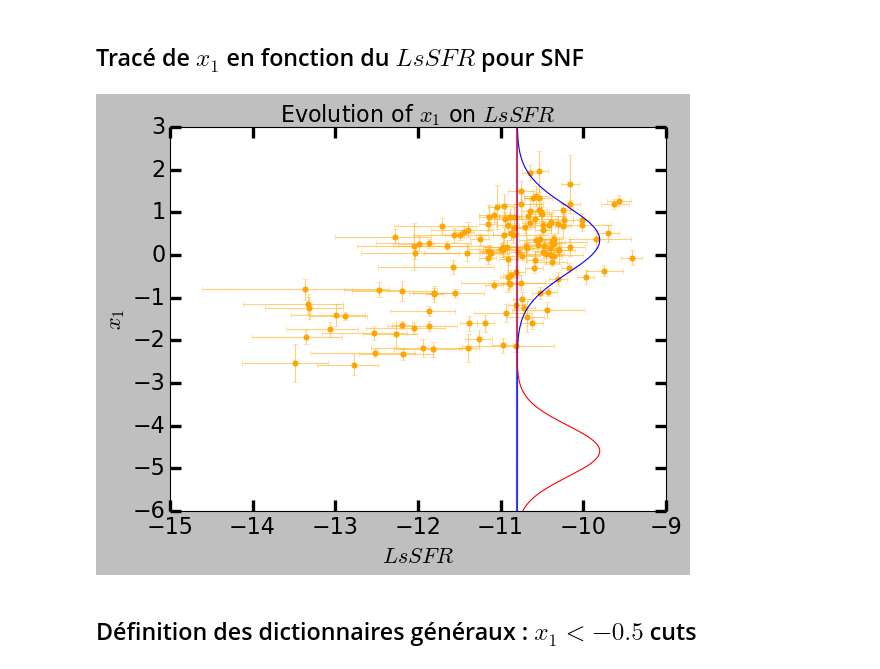
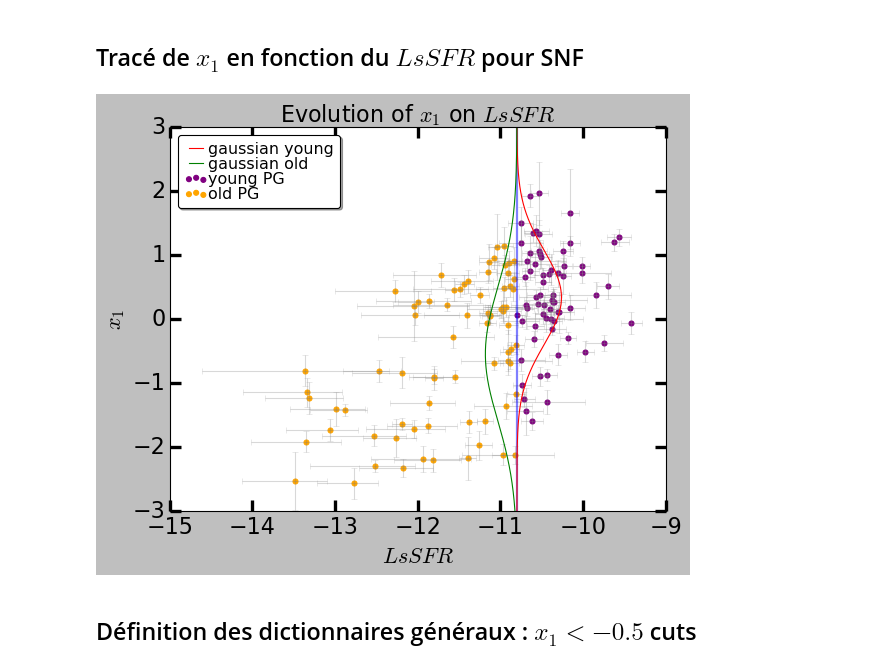
Before and after one commit to Nora-n/variaIa, a Jupyter notebook: notebooks/ModeFits.ipynb, the cells around one changed output. Drawn from its saved outputs; the diff is of its cells as text; code cells hidden in the pictures.

```diff
--- a/notebooks/ModeFits.ipynb
+++ b/notebooks/ModeFits.ipynb
@@ -234,3 +234,15 @@ for survey in surveys[4:5]:
     lssfr_err_d[survey] = surv[survey]['lssfr.err_down'].values
     lssfr_err_u[survey] = surv[survey]['lssfr.err_up'].values
     x1_err[survey] = surv[survey]['salt2.X1.err'].values
+
+lssfr_med = -10.8 #fixe K dans l'article RIGAULT et. al 2018
+
+d_snf_y = d_snf.loc[d_snf['lssfr']>lssfr_med]
+lssfr_y = d_snf_y['lssfr']
+x1_y = d_snf_y['salt2.X1']
+x1_y_err = d_snf_y['salt2.X1.err']
+
+d_snf_o = d_snf.loc[d_snf['lssfr']<lssfr_med]
+lssfr_o = d_snf_o['lssfr']
+x1_o = d_snf_o['salt2.X1']
+x1_o_err = d_snf_o['salt2.X1.err']
@@ -291,43 +280,50 @@ ax.set_ylim([-9,3])
 # %% [markdown]
 ## Tracé de $x_1$ en fonction du $LsSFR$ pour SNF
 # %%
-plt.scatter(lssfr['SNF'], x1_zcuts['SNF'], marker = 'o', s = 20, color = colors['SNF'])
+plt.scatter(lssfr_y, x1_y,marker = 'o', s = 20,
+            color = colors['HST'], label='young PG')
+plt.scatter(lssfr_o, x1_o, marker = 'o', s = 20,
+            color = colors['SNF'], label='old PG')
 
 plt.errorbar(lssfr['SNF'], x1_zcuts['SNF'],
              xerr = [lssfr_err_d['SNF'], lssfr_err_u['SNF']],
              yerr = x1_err['SNF'],
-             ecolor = colors['SNF'],
-             alpha = .5,
+             ecolor = 'gray',
+             alpha = .3,
              ls='none')
 
 plt.plot([-10.8,-10.8], [-6,3], color = 'b', alpha = .5, linewidth=2.0)
 
-plt.plot(gauss(x_linspace, mu_y, sigma_y)-10.8, x_linspace)
-plt.plot(gauss(x_linspace, m_y.values['mu'], m_y.values['sigma'])-10.8, x_linspace, color = 'r')
+x_linspace = np.linspace(-3,3,1000)
+
+plt.plot(gauss(x_linspace, 0, m_y.values['mu'], m_y.values['sigma'])+lssfr_med,
+         x_linspace, color = 'r', label='gaussian young')
+plt.plot(-gauss(x_linspace, 0, m_o.values['mu'], m_o.values['sigma'])+lssfr_med,
+         x_linspace, color = 'g', label='gaussian old')
 
 ax = plt.gca()
 
 ax.tick_params(axis = 'both',
                direction = 'in',
                length = 10, width = 3,
                labelsize = 20,
                which = 'both',
                top = True, right = True)
-ax.set_ylim([-6,3])
+ax.set_ylim([-3,3])
 plt.xlabel('$LsSFR$', fontsize = 20)
 plt.ylabel('$x_1$', fontsize = 20)
 
-#plt.legend(ncol=1, loc='upper left',
-#           #bbox_to_anchor=[0.5, 1.1],
-#           columnspacing=1.0, labelspacing=0.0,
-#           handletextpad=0.0, handlelength=1.5,
-#           fancybox=True, shadow=True)
+plt.legend(ncol=1, loc='upper left',
+           #bbox_to_anchor=[0.5, 1.1],
+           columnspacing=1.0, labelspacing=0.0,
+           handletextpad=0.0, handlelength=1.5,
+           fancybox=True, shadow=True)
 
 plt.title('Evolution of $x_1$ on $LsSFR$', fontsize = 20)
 
 plt.show()
 # %% [output]
-[figure, old version]
+[figure, new version]
 # %% [markdown]
 ## Définition des dictionnaires généraux : $x_1 < -0.5$ cuts
 # %%
```
Also changed, not shown: parts of 19 cells of this notebook, 2 other files.
